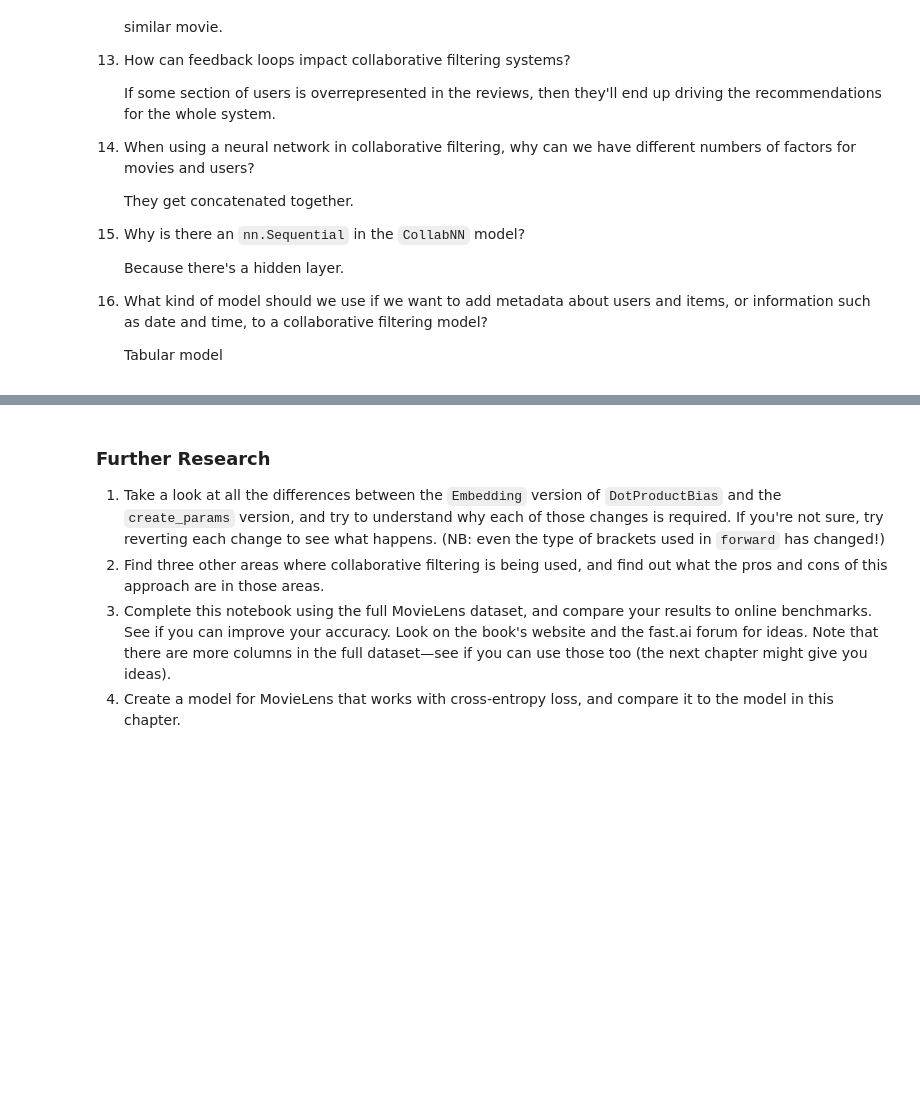
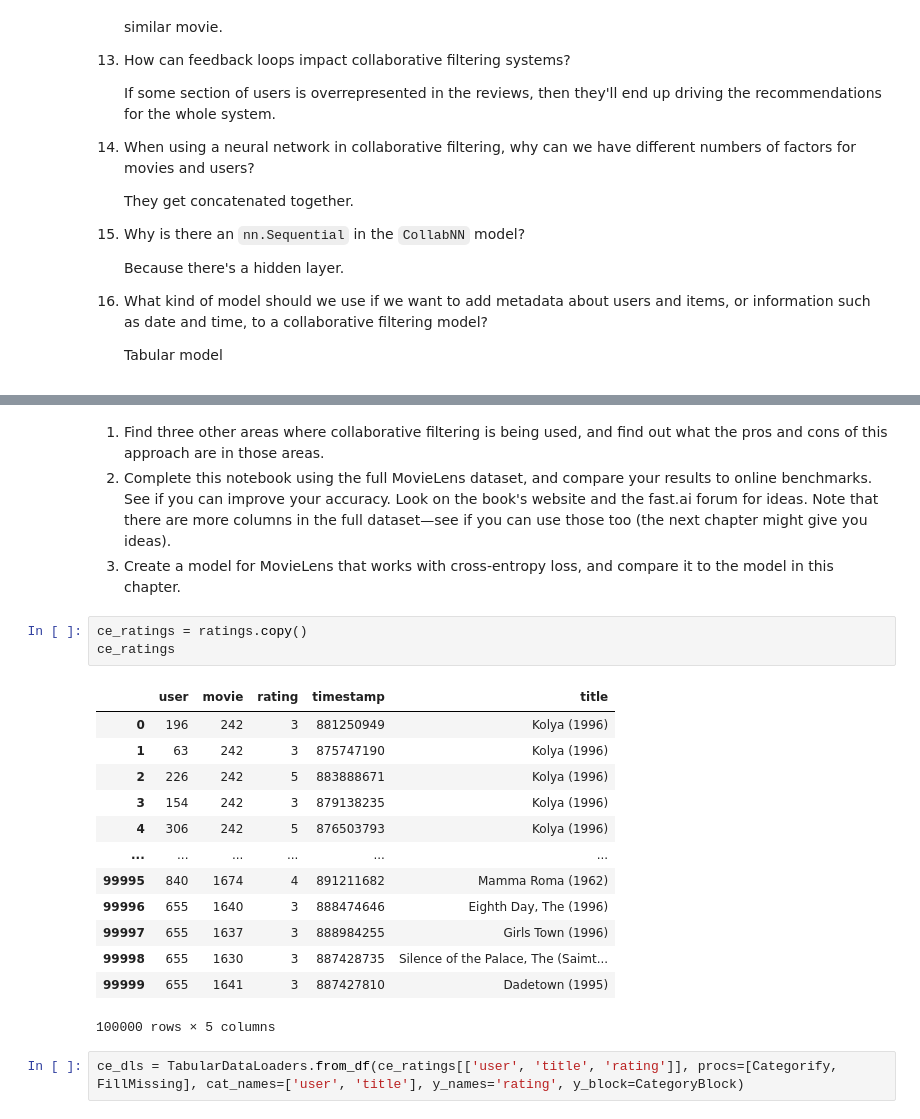
Before and after one commit to murphybrendan/fastbook, a Jupyter notebook: 08_collab.ipynb, the cells around one changed output, grey strips where cells are left out. Drawn from its saved outputs; the diff is of its cells as text; blank space fills up the shorter version.

```diff
--- a/08_collab.ipynb
+++ b/08_collab.ipynb
@@ -774,7 +874,23 @@ class DotProduct:
 # %% [markdown]
-### Further Research
-
-1. Take a look at all the differences between the `Embedding` version of `DotProductBias` and the `create_params` version, and try to understand why each of those changes is required. If you're not sure, try reverting each change to see what happens. (NB: even the type of brackets used in `forward` has changed!)
 1. Find three other areas where collaborative filtering is being used, and find out what the pros and cons of this approach are in those areas.
 1. Complete this notebook using the full MovieLens dataset, and compare your results to online benchmarks. See if you can improve your accuracy. Look on the book's website and the fast.ai forum for ideas. Note that there are more columns in the full dataset—see if you can use those too (the next chapter might give you ideas).
 1. Create a model for MovieLens that works with cross-entropy loss, and compare it to the model in this chapter.
+# %%
+ce_ratings = ratings.copy()
+ce_ratings
+# %% [output]
+|  | user | movie | rating | timestamp | title |
+| 0 | 196 | 242 | 3 | 881250949 | Kolya (1996) |
+| 1 | 63 | 242 | 3 | 875747190 | Kolya (1996) |
+| 2 | 226 | 242 | 5 | 883888671 | Kolya (1996) |
+| 3 | 154 | 242 | 3 | 879138235 | Kolya (1996) |
+| 4 | 306 | 242 | 5 | 876503793 | Kolya (1996) |
+| ... | ... | ... | ... | ... | ... |
+| 99995 | 840 | 1674 | 4 | 891211682 | Mamma Roma (1962) |
+| 99996 | 655 | 1640 | 3 | 888474646 | Eighth Day, The (1996) |
+| 99997 | 655 | 1637 | 3 | 888984255 | Girls Town (1996) |
+| 99998 | 655 | 1630 | 3 | 887428735 | Silence of the Palace, The (Saimt... |
+| 99999 | 655 | 1641 | 3 | 887427810 | Dadetown (1995) |
+100000 rows × 5 columns
+# %%
+ce_dls = TabularDataLoaders.from_df(ce_ratings[['user', 'title', 'rating']], procs=[Categorify, FillMissing], cat_names=['user', 'title'], y_names='rating', y_block=CategoryBlock)
```
Also changed, not shown: parts of 21 cells of this notebook, 2 other files.
